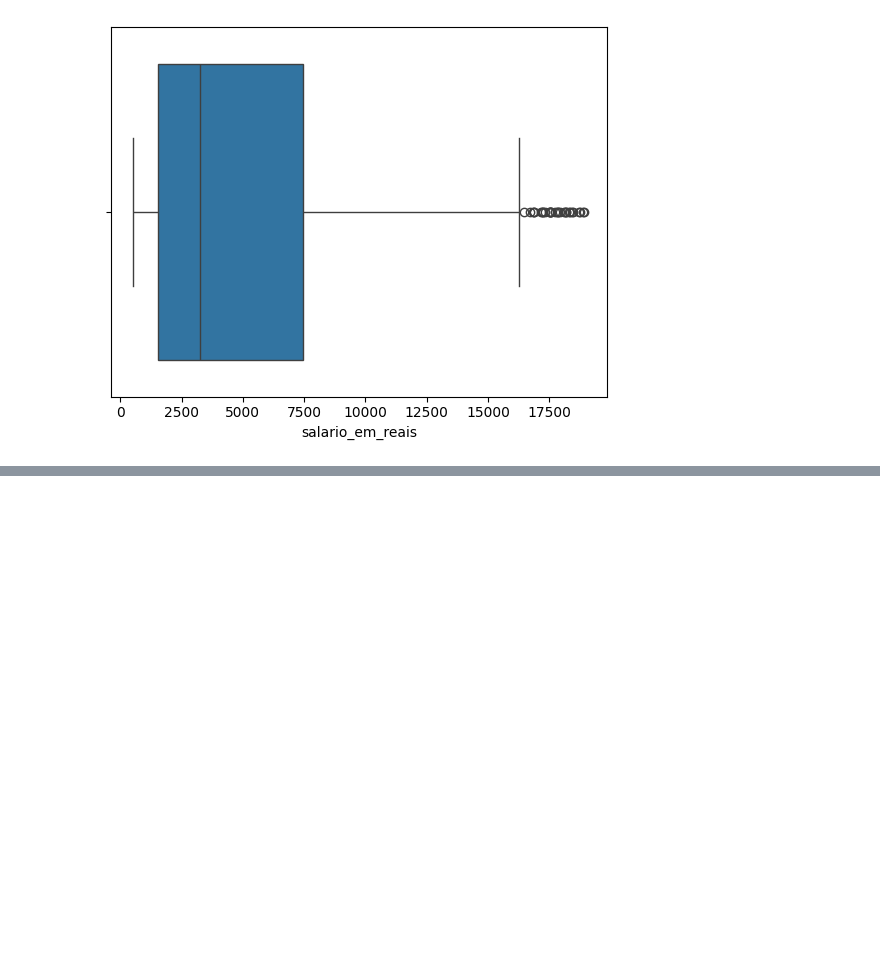
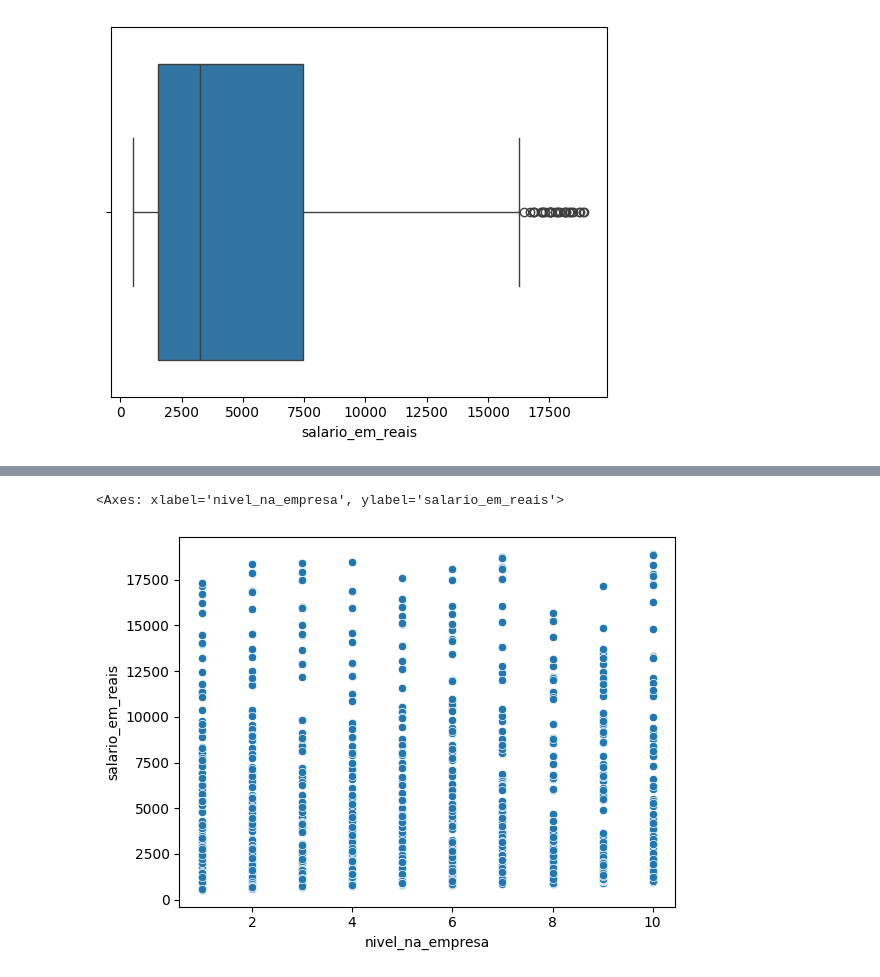
Before and after one commit to offellipe/regressao_polinomial, a Jupyter notebook: modelo_salarios.ipynb, the cells around one changed output, grey strips where cells are left out. Drawn from its saved outputs; the diff is of its cells as text; code cells hidden in the pictures; blank space fills up the shorter version.

```diff
--- a/modelo_salarios.ipynb
+++ b/modelo_salarios.ipynb
@@ -89,0 +97,5 @@ sns.boxplot(data=df_salario_eda, x='salario_em_reais')
+# %%
+sns.scatterplot(data=df_salario_eda, x='nivel_na_empresa', y='salario_em_reais')
+# %% [output]
+<Axes: xlabel='nivel_na_empresa', ylabel='salario_em_reais'>
+[figure, added]
```
Also changed, not shown: parts of 3 cells of this notebook.
